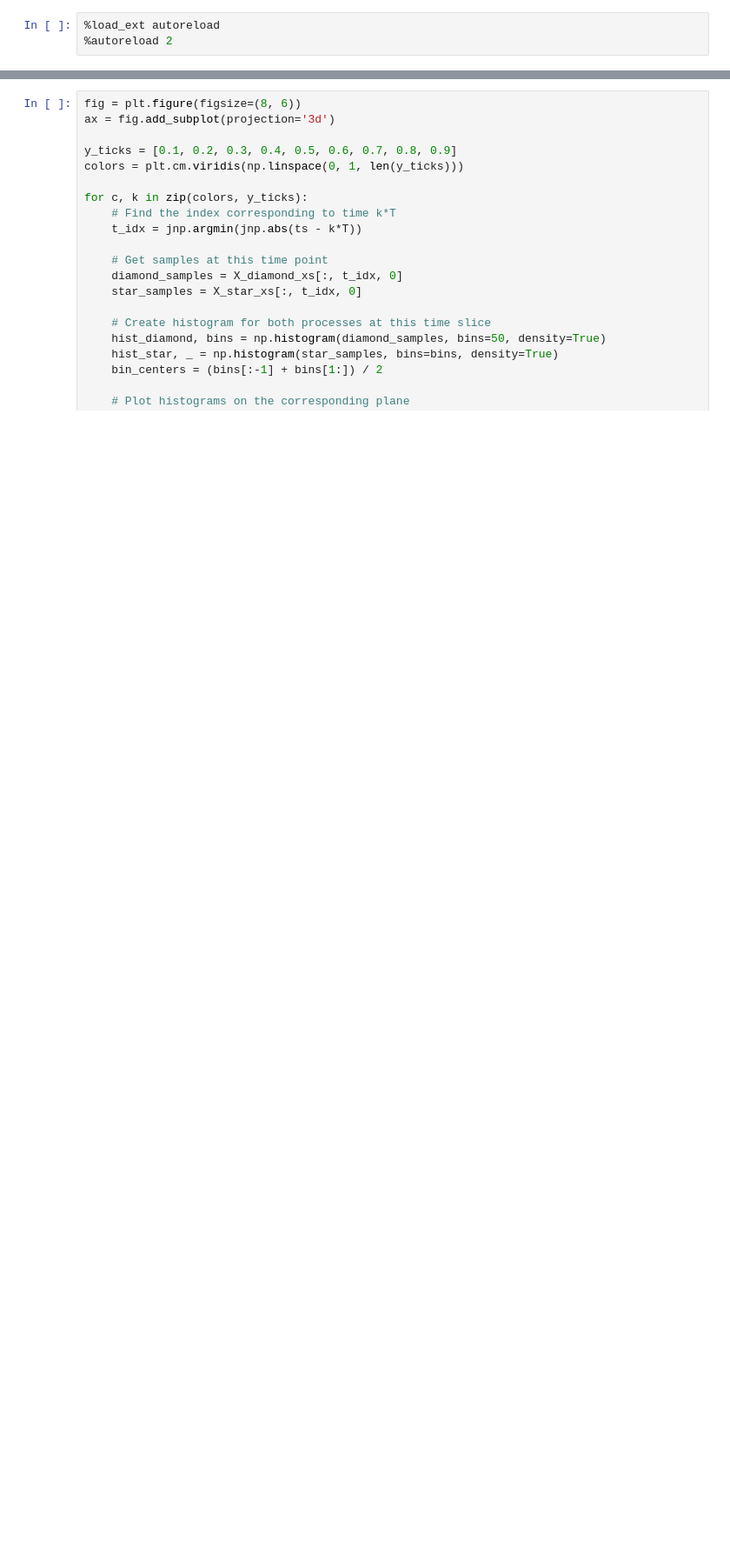
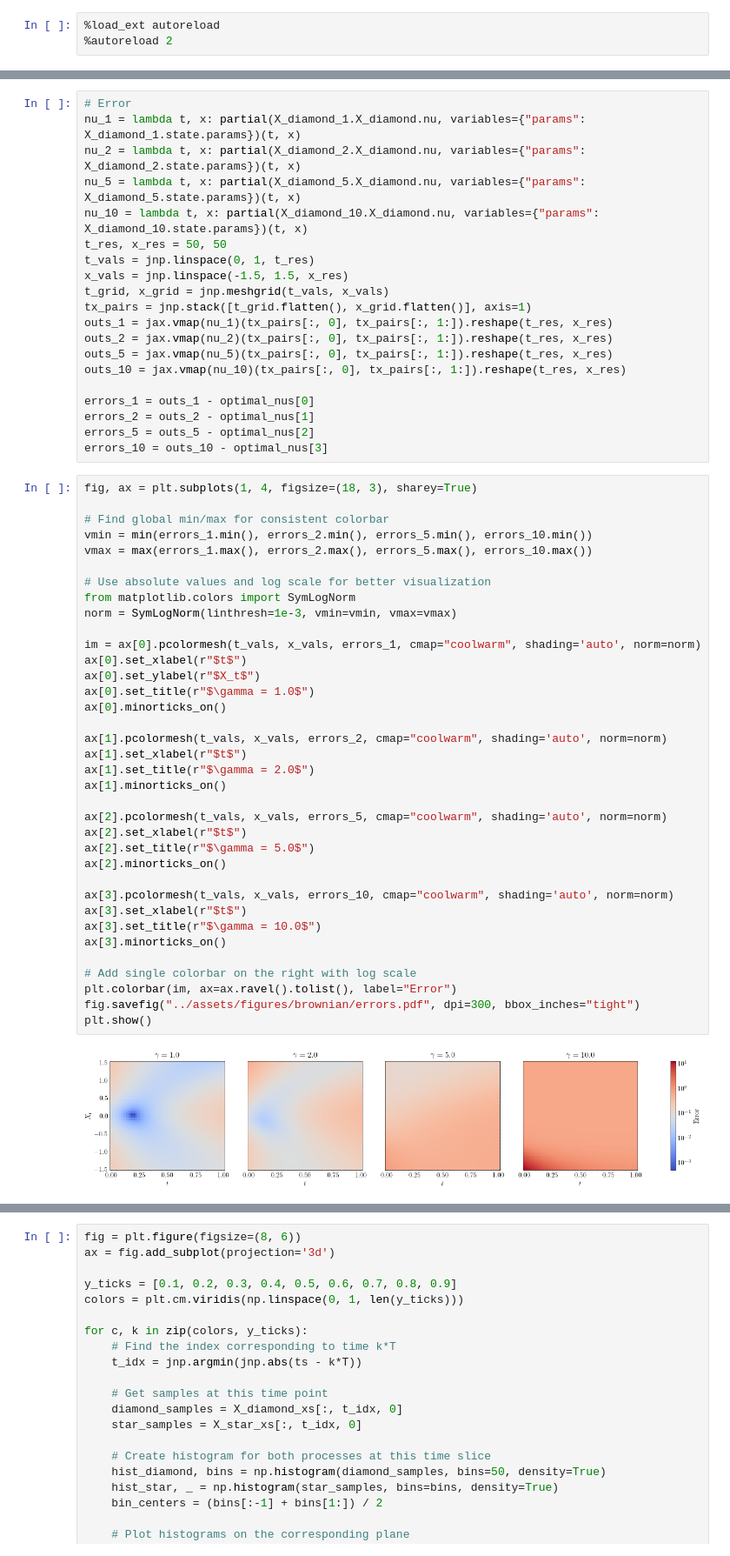
Before and after one commit to bookdiver/neuralbridge, a Jupyter notebook: notebooks/linear_models.ipynb, the cells around one changed output, grey strips where cells are left out. Shown at 87% size. Cells and saved outputs as stored; diff of their text form; blank space fills up the shorter version.

```diff
--- a/notebooks/linear_models.ipynb
+++ b/notebooks/linear_models.ipynb
@@ -283,0 +288,58 @@ import numpy as np
+# %%
+# Error
+nu_1 = lambda t, x: partial(X_diamond_1.X_diamond.nu, variables={"params": X_diamond_1.state.params})(t, x)
+nu_2 = lambda t, x: partial(X_diamond_2.X_diamond.nu, variables={"params": X_diamond_2.state.params})(t, x)
+nu_5 = lambda t, x: partial(X_diamond_5.X_diamond.nu, variables={"params": X_diamond_5.state.params})(t, x)
+nu_10 = lambda t, x: partial(X_diamond_10.X_diamond.nu, variables={"params": X_diamond_10.state.params})(t, x)
+t_res, x_res = 50, 50
+t_vals = jnp.linspace(0, 1, t_res)
+x_vals = jnp.linspace(-1.5, 1.5, x_res)
+t_grid, x_grid = jnp.meshgrid(t_vals, x_vals)
+tx_pairs = jnp.stack([t_grid.flatten(), x_grid.flatten()], axis=1)
+outs_1 = jax.vmap(nu_1)(tx_pairs[:, 0], tx_pairs[:, 1:]).reshape(t_res, x_res)
+outs_2 = jax.vmap(nu_2)(tx_pairs[:, 0], tx_pairs[:, 1:]).reshape(t_res, x_res)
+outs_5 = jax.vmap(nu_5)(tx_pairs[:, 0], tx_pairs[:, 1:]).reshape(t_res, x_res)
+outs_10 = jax.vmap(nu_10)(tx_pairs[:, 0], tx_pairs[:, 1:]).reshape(t_res, x_res)
+
+errors_1 = outs_1 - optimal_nus[0]
+errors_2 = outs_2 - optimal_nus[1]
+errors_5 = outs_5 - optimal_nus[2]
+errors_10 = outs_10 - optimal_nus[3]
+# %%
+fig, ax = plt.subplots(1, 4, figsize=(18, 3), sharey=True)
+
+# Find global min/max for consistent colorbar
+vmin = min(errors_1.min(), errors_2.min(), errors_5.min(), errors_10.min())
+vmax = max(errors_1.max(), errors_2.max(), errors_5.max(), errors_10.max())
+
+# Use absolute values and log scale for better visualization
+from matplotlib.colors import SymLogNorm
+norm = SymLogNorm(linthresh=1e-3, vmin=vmin, vmax=vmax)
+
+im = ax[0].pcolormesh(t_vals, x_vals, errors_1, cmap="coolwarm", shading='auto', norm=norm)
+ax[0].set_xlabel(r"$t$")
+ax[0].set_ylabel(r"$X_t$")
+ax[0].set_title(r"$\gamma = 1.0$")
+ax[0].minorticks_on()
+
+ax[1].pcolormesh(t_vals, x_vals, errors_2, cmap="coolwarm", shading='auto', norm=norm)
+ax[1].set_xlabel(r"$t$")
+ax[1].set_title(r"$\gamma = 2.0$")
+ax[1].minorticks_on()
+
+ax[2].pcolormesh(t_vals, x_vals, errors_5, cmap="coolwarm", shading='auto', norm=norm)
+ax[2].set_xlabel(r"$t$")
+ax[2].set_title(r"$\gamma = 5.0$")
+ax[2].minorticks_on()
+
+ax[3].pcolormesh(t_vals, x_vals, errors_10, cmap="coolwarm", shading='auto', norm=norm)
+ax[3].set_xlabel(r"$t$")
+ax[3].set_title(r"$\gamma = 10.0$")
+ax[3].minorticks_on()
+
+# Add single colorbar on the right with log scale
+plt.colorbar(im, ax=ax.ravel().tolist(), label="Error")
+fig.savefig("../assets/figures/brownian/errors.pdf", dpi=300, bbox_inches="tight")
+plt.show()
+# %% [output]
+[figure, added]
```
Also changed, not shown: parts of 37 cells of this notebook, 13 other files.
